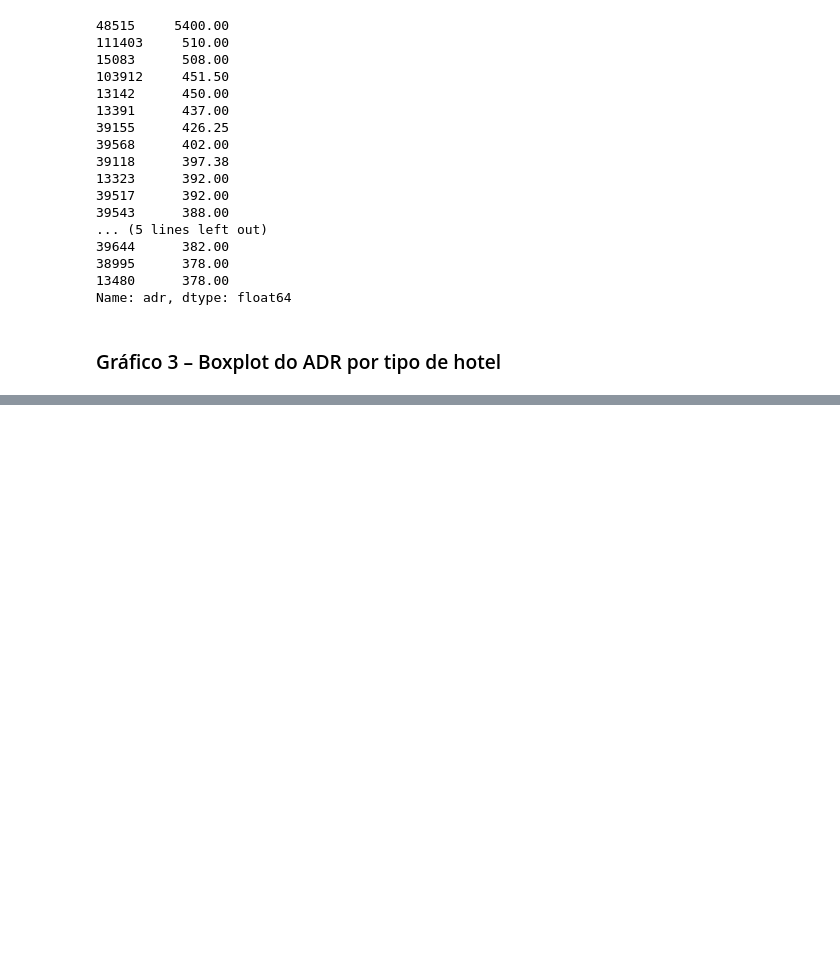
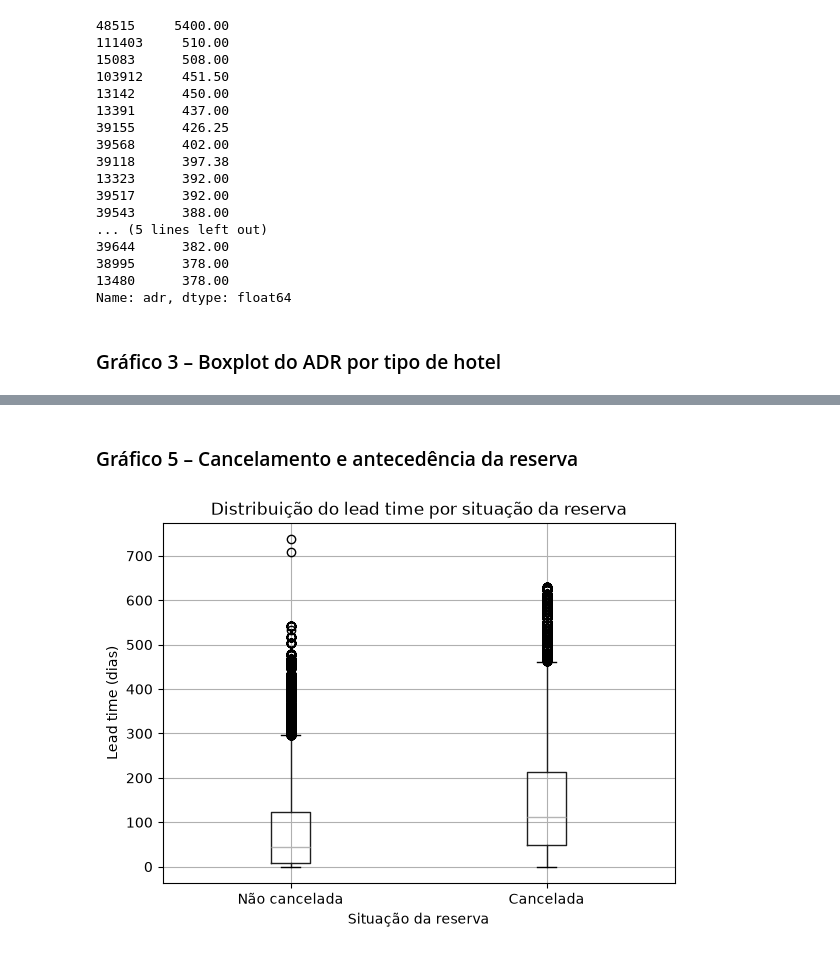
Before and after one commit to RewelliOliveira/data-mine-booking, a Jupyter notebook: Atividade 1/AtividadeMD.ipynb, the cells around one changed output, grey strips where cells are left out. Saved outputs shown, nothing was run; the diff lists cells and outputs as text; code cells hidden in the pictures; blank space fills up the shorter version.

```diff
--- a/Atividade 1/AtividadeMD.ipynb
+++ b/Atividade 1/AtividadeMD.ipynb
@@ -276,0 +337,27 @@ Name: adr, dtype: float64
+# %% [markdown]
+### Gráfico 5 – Cancelamento e antecedência da reserva
+# %%
+import pandas as pd
+import matplotlib.pyplot as plt
+
+df = pd.read_csv('hotel_bookings.csv')
+
+df.boxplot(
+    column='lead_time',
+    by='is_canceled'
+)
+
+plt.title('Distribuição do lead time por situação da reserva')
+plt.suptitle('')
+
+plt.xlabel('Situação da reserva')
+plt.ylabel('Lead time (dias)')
+
+plt.xticks(
+    [1, 2],
+    ['Não cancelada', 'Cancelada']
+)
+
+plt.show()
+# %% [output]
+[figure, added]
```
Also changed, not shown: parts of 11 cells of this notebook.
